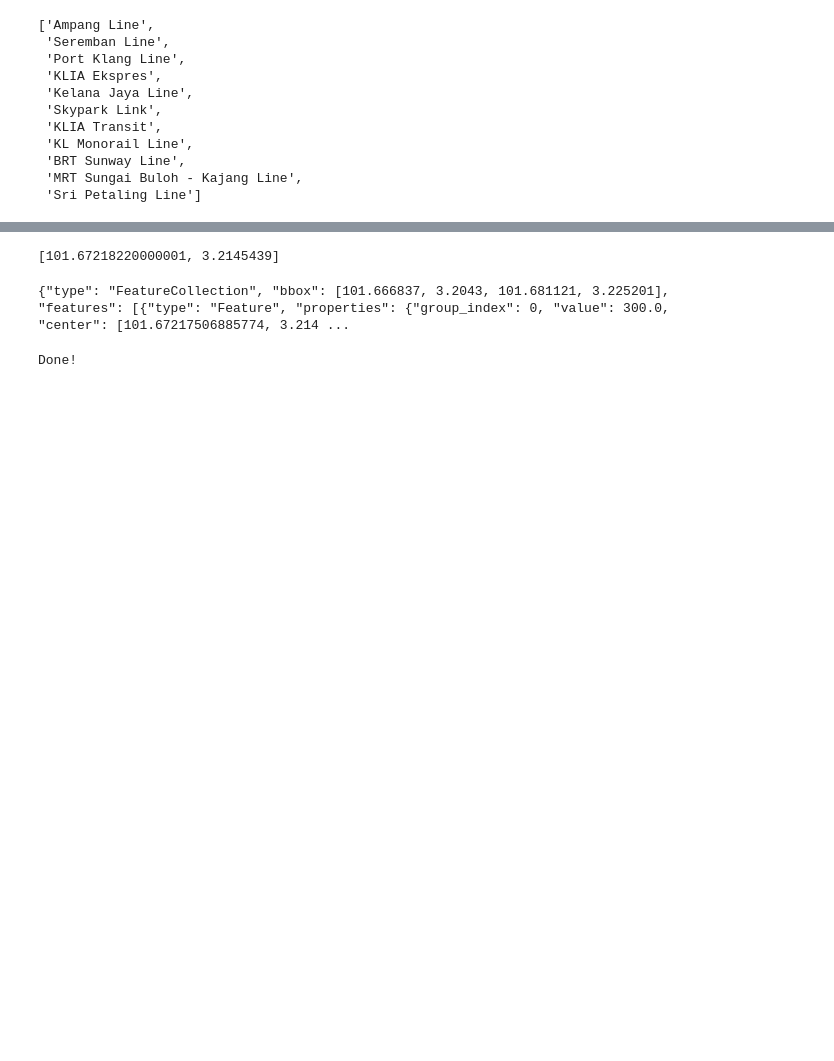
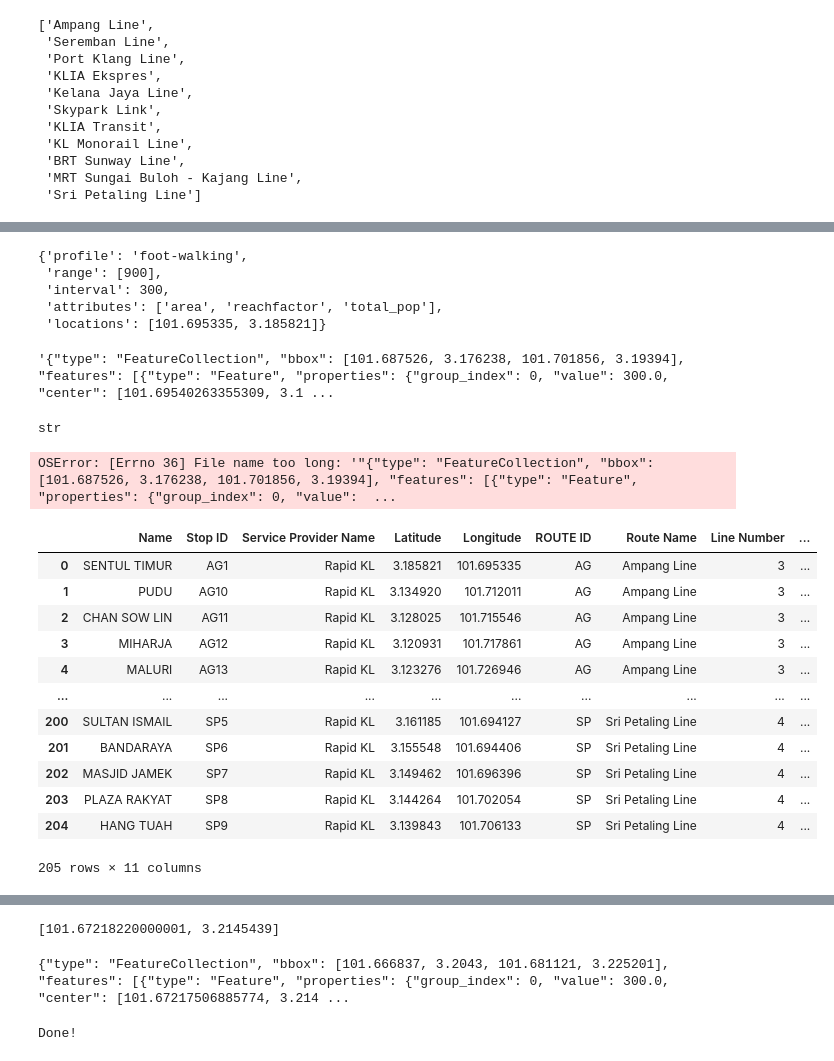
Before and after one commit to nabilersyad/train-stations-isochrones, a Jupyter notebook: map_test.ipynb, the cells around one changed output, grey strips where cells are left out. Saved outputs shown, nothing was run; the diff lists cells and outputs as text; code cells hidden in the pictures; blank space fills up the shorter version.

```diff
--- a/map_test.ipynb
+++ b/map_test.ipynb
@@ -150,0 +150,8 @@ chosen_data_copy
+# %%
+temp_para
+# %% [output]
+{'profile': 'foot-walking',
+ 'range': [900],
+ 'interval': 300,
+ 'attributes': ['area', 'reachfactor', 'total_pop'],
+ 'locations': [101.695335, 3.185821]}
@@ -151,3 +164,41 @@ chosen_data_copy
+# %%
+type(temp_iso)
+json.dumps(temp_iso)
+# %% [output]
+'{"type": "FeatureCollection", "bbox": [101.687526, 3.176238, 101.701856, 3.19394], "features": [{"type": "Feature", "properties": {"group_index": 0, "value": 300.0, "center": [101.69540263355309, 3.1 ...
+# %%
+location_data  = json.dumps(selected_data['iso'][0])
+type(json.dumps(location_data))
+# %% [output]
+str
+# %%
+temp_style_function = lambda x: {'color': '#4ef500' if x['properties']['value']<400 else ('#2100f5' if x['properties']['value']<700.0 else '#f50000'),
+                                'fillOpacity' : 0.35 if x['properties']['value']<400 else (0.25 if 400.0<x['properties']['value']<700.0 else 0.05),
+                                'weight':2,
+                                'fillColor' :'#4ef500' if x['properties']['value']<400 else ('#2100f5' if 400.0<x['properties']['value']<700.0 else '#f50000')}
+                                                    #('#6234eb' if x['properties']['value']==600.0 else '#6234eb')
+location_data  = json.dumps(selected_data['iso'][0])
+location_data = location_data.replace("'", '"')
+temp_mapped = folium.Map(tiles='OpenStreetMap', zoom_start=13)
+folium.features.GeoJson(location_data,style_function = temp_style_function).add_to(temp_mapped) # Add GeoJson to map
+# %% [output]
+OSError: [Errno 36] File name too long: '"{"type": "FeatureCollection", "bbox": [101.687526, 3.176238, 101.701856, 3.19394], "features": [{"type": "Feature", "properties": {"group_index": 0, "value":  ...
+# %%
+test_data
+# %% [output]
+|  | Name | Stop ID | Service Provider Name | Latitude | Longitude | ROUTE ID | Route Name | Line Number | ... |
+| 0 | SENTUL TIMUR | AG1 | Rapid KL | 3.185821 | 101.695335 | AG | Ampang Line | 3 | ... |
+| 1 | PUDU | AG10 | Rapid KL | 3.134920 | 101.712011 | AG | Ampang Line | 3 | ... |
+| 2 | CHAN SOW LIN | AG11 | Rapid KL | 3.128025 | 101.715546 | AG | Ampang Line | 3 | ... |
+| 3 | MIHARJA | AG12 | Rapid KL | 3.120931 | 101.717861 | AG | Ampang Line | 3 | ... |
+| 4 | MALURI | AG13 | Rapid KL | 3.123276 | 101.726946 | AG | Ampang Line | 3 | ... |
+| ... | ... | ... | ... | ... | ... | ... | ... | ... | ... |
+| 200 | SULTAN ISMAIL | SP5 | Rapid KL | 3.161185 | 101.694127 | SP | Sri Petaling Line | 4 | ... |
+| 201 | BANDARAYA | SP6 | Rapid KL | 3.155548 | 101.694406 | SP | Sri Petaling Line | 4 | ... |
+| 202 | MASJID JAMEK | SP7 | Rapid KL | 3.149462 | 101.696396 | SP | Sri Petaling Line | 4 | ... |
+| 203 | PLAZA RAKYAT | SP8 | Rapid KL | 3.144264 | 101.702054 | SP | Sri Petaling Line | 4 | ... |
+| 204 | HANG TUAH | SP9 | Rapid KL | 3.139843 | 101.706133 | SP | Sri Petaling Line | 4 | ... |
+205 rows × 11 columns
 # %%
 
 # I should edit the toMap function, if params_iso or client is not passed then just map without calling isochrones from ORS
```
Also changed, not shown: parts of 18 cells of this notebook, 4 other files.
